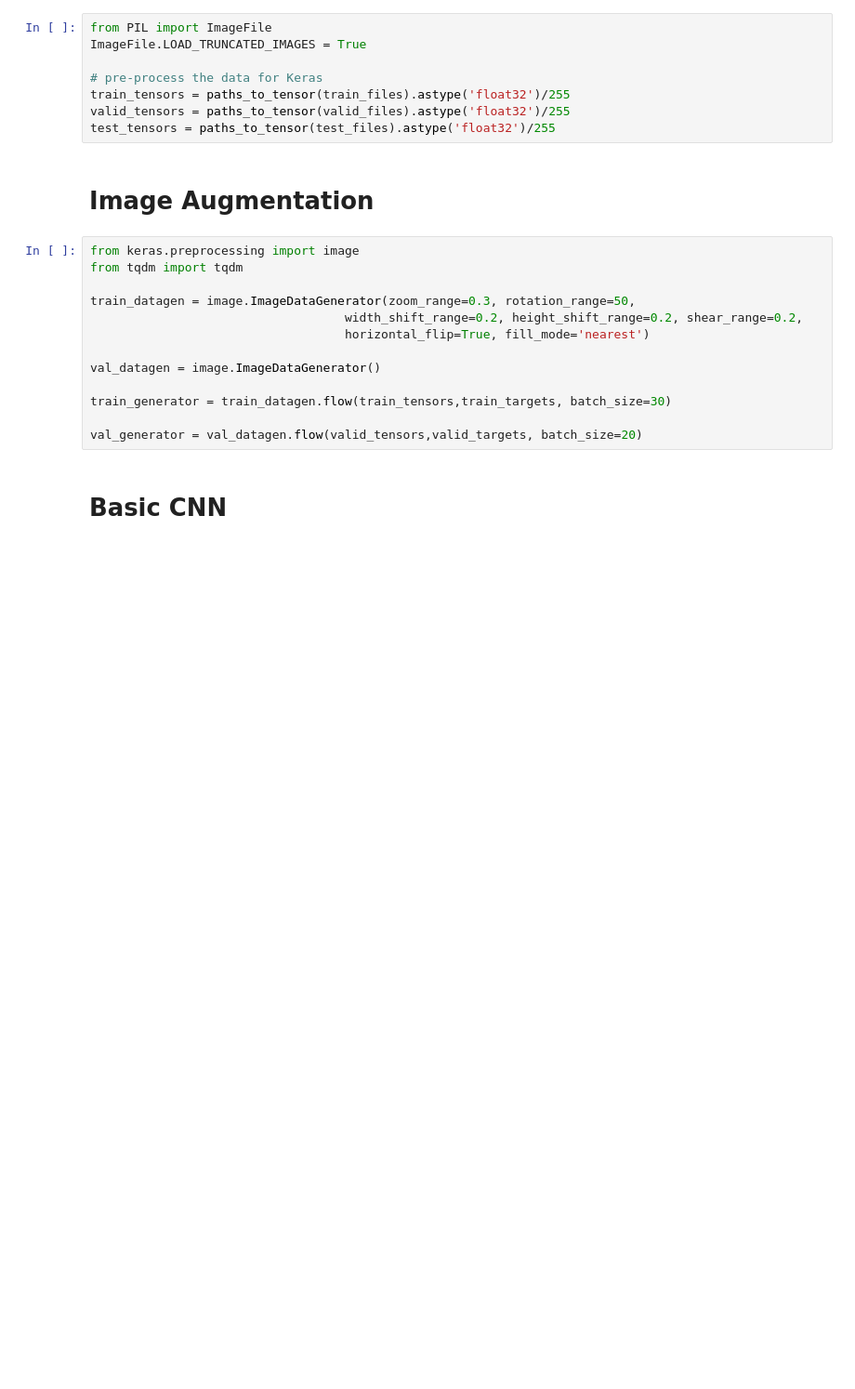
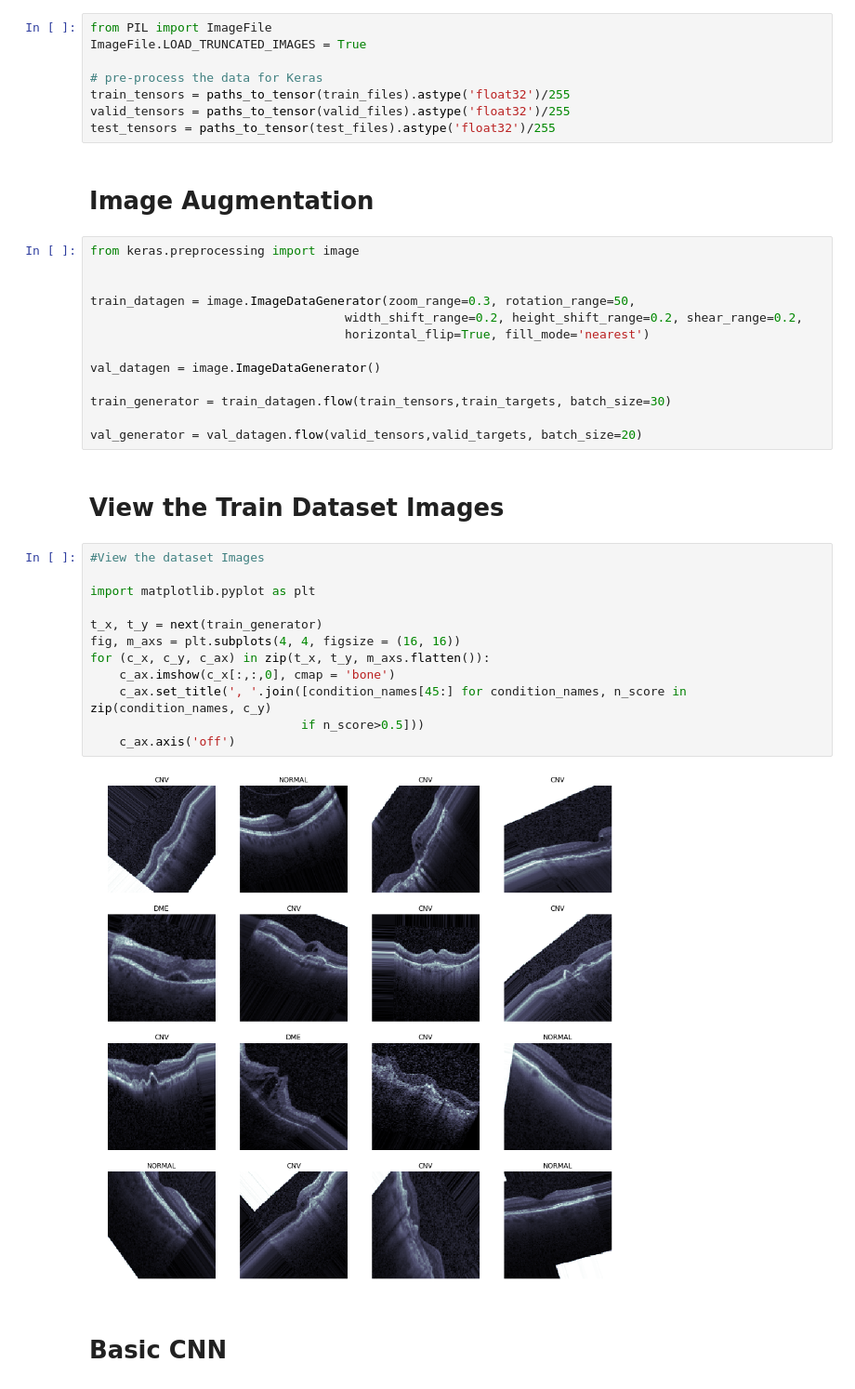
Before and after one commit to kartheekakkur/RetinalOCT, a Jupyter notebook: Retinal OCT.ipynb, the cells around one changed output. Shown at 93% size. Saved outputs shown, nothing was run; the diff lists cells and outputs as text; blank space fills up the shorter version.

```diff
--- a/Retinal OCT.ipynb
+++ b/Retinal OCT.ipynb
@@ -88,7 +88,7 @@ test_tensors = paths_to_tensor(test_files).astype('float32')/255
 # Image Augmentation
 # %%
 from keras.preprocessing import image
-from tqdm import tqdm
+
 
 train_datagen = image.ImageDataGenerator(zoom_range=0.3, rotation_range=50,
                                    width_shift_range=0.2, height_shift_range=0.2, shear_range=0.2,
@@ -99,5 +99,21 @@ val_datagen = image.ImageDataGenerator()
 train_generator = train_datagen.flow(train_tensors,train_targets, batch_size=30)
 
 val_generator = val_datagen.flow(valid_tensors,valid_targets, batch_size=20)
+# %% [markdown]
+# View the Train Dataset Images
+# %%
+#View the dataset Images
+
+import matplotlib.pyplot as plt
+
+t_x, t_y = next(train_generator)
+fig, m_axs = plt.subplots(4, 4, figsize = (16, 16))
+for (c_x, c_y, c_ax) in zip(t_x, t_y, m_axs.flatten()):
+    c_ax.imshow(c_x[:,:,0], cmap = 'bone')
+    c_ax.set_title(', '.join([condition_names[45:] for condition_names, n_score in zip(condition_names, c_y)
+                             if n_score>0.5]))
+    c_ax.axis('off')
+# %% [output]
+[figure, added]
 # %% [markdown]
 # Basic CNN
```
Also changed, not shown: parts of 3 cells of this notebook, 5 other files.
